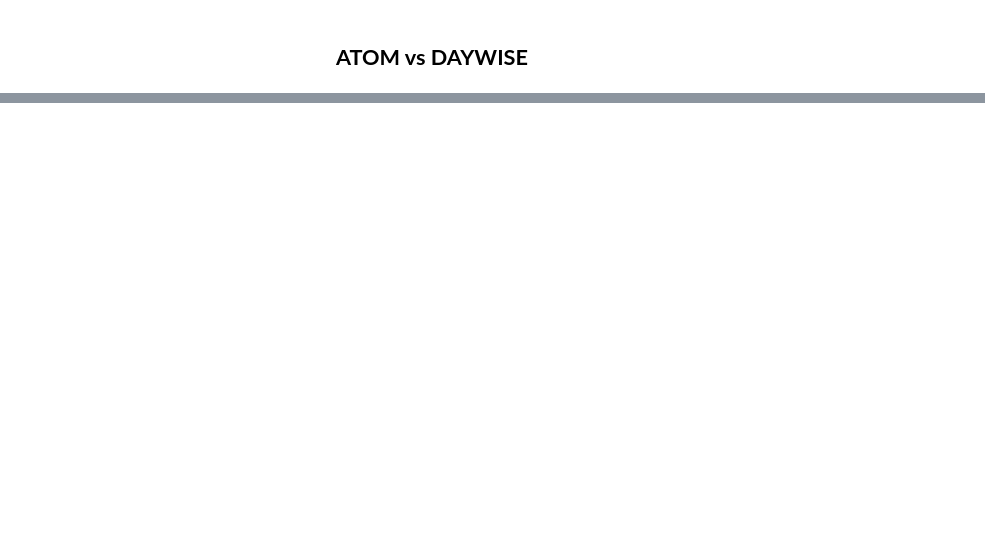
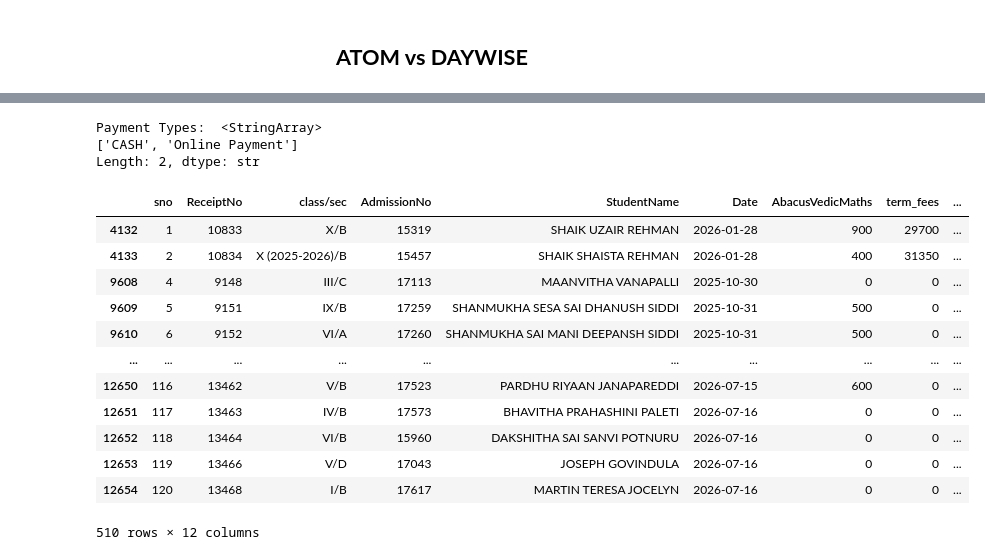
Before and after one commit to harikiran-dev-schooldb/kotak-salesian-school-dbms, a Jupyter notebook: source_code/KOTAK_DB.ipynb, the cells around one changed output, grey strips where cells are left out. Cells and saved outputs as stored; diff of their text form; code cells hidden in the pictures; blank space fills up the shorter version.

```diff
--- a/source_code/KOTAK_DB.ipynb
+++ b/source_code/KOTAK_DB.ipynb
@@ -2120,8 +2466,25 @@ atom_df.tail(3)
 # %%
-df = pd.read_csv(r"/Users/harikiran/Documents/GitHub/kotak-salesian-school-dbms/output_data/daywise_fees_collection.csv")
-print("Payment Types: ",df['payment_mode'].unique())
+df = pd.read_csv(os.path.join(OUTPUT_DIR, "daywise_fees_collection.csv"))
+print("Payment Types: ", df['payment_mode'].unique())
 day_wise_df = df[df['payment_mode'] == 'Online Payment'].copy()
 day_wise_df
+# %% [output]
+Payment Types:  <StringArray>
+['CASH', 'Online Payment']
+Length: 2, dtype: str
+|  | sno | ReceiptNo | class/sec | AdmissionNo | StudentName | Date | AbacusVedicMaths | term_fees | ... |
+| 4132 | 1 | 10833 | X/B | 15319 | SHAIK UZAIR REHMAN | 2026-01-28 | 900 | 29700 | ... |
+| 4133 | 2 | 10834 | X (2025-2026)/B | 15457 | SHAIK SHAISTA REHMAN | 2026-01-28 | 400 | 31350 | ... |
+| 9608 | 4 | 9148 | III/C | 17113 | MAANVITHA VANAPALLI | 2025-10-30 | 0 | 0 | ... |
+| 9609 | 5 | 9151 | IX/B | 17259 | SHANMUKHA SESA SAI DHANUSH SIDDI | 2025-10-31 | 500 | 0 | ... |
+| 9610 | 6 | 9152 | VI/A | 17260 | SHANMUKHA SAI MANI DEEPANSH SIDDI | 2025-10-31 | 500 | 0 | ... |
+| ... | ... | ... | ... | ... | ... | ... | ... | ... | ... |
+| 12650 | 116 | 13462 | V/B | 17523 | PARDHU RIYAAN JANAPAREDDI | 2026-07-15 | 600 | 0 | ... |
+| 12651 | 117 | 13463 | IV/B | 17573 | BHAVITHA PRAHASHINI PALETI | 2026-07-16 | 0 | 0 | ... |
+| 12652 | 118 | 13464 | VI/B | 15960 | DAKSHITHA SAI SANVI POTNURU | 2026-07-16 | 0 | 0 | ... |
+| 12653 | 119 | 13466 | V/D | 17043 | JOSEPH GOVINDULA | 2026-07-16 | 0 | 0 | ... |
+| 12654 | 120 | 13468 | I/B | 17617 | MARTIN TERESA JOCELYN | 2026-07-16 | 0 | 0 | ... |
+510 rows × 12 columns
 # %%
 print(atom_df.columns)
 print(day_wise_df.columns)
```
Also changed, not shown: parts of 45 cells of this notebook, 8 other files.
